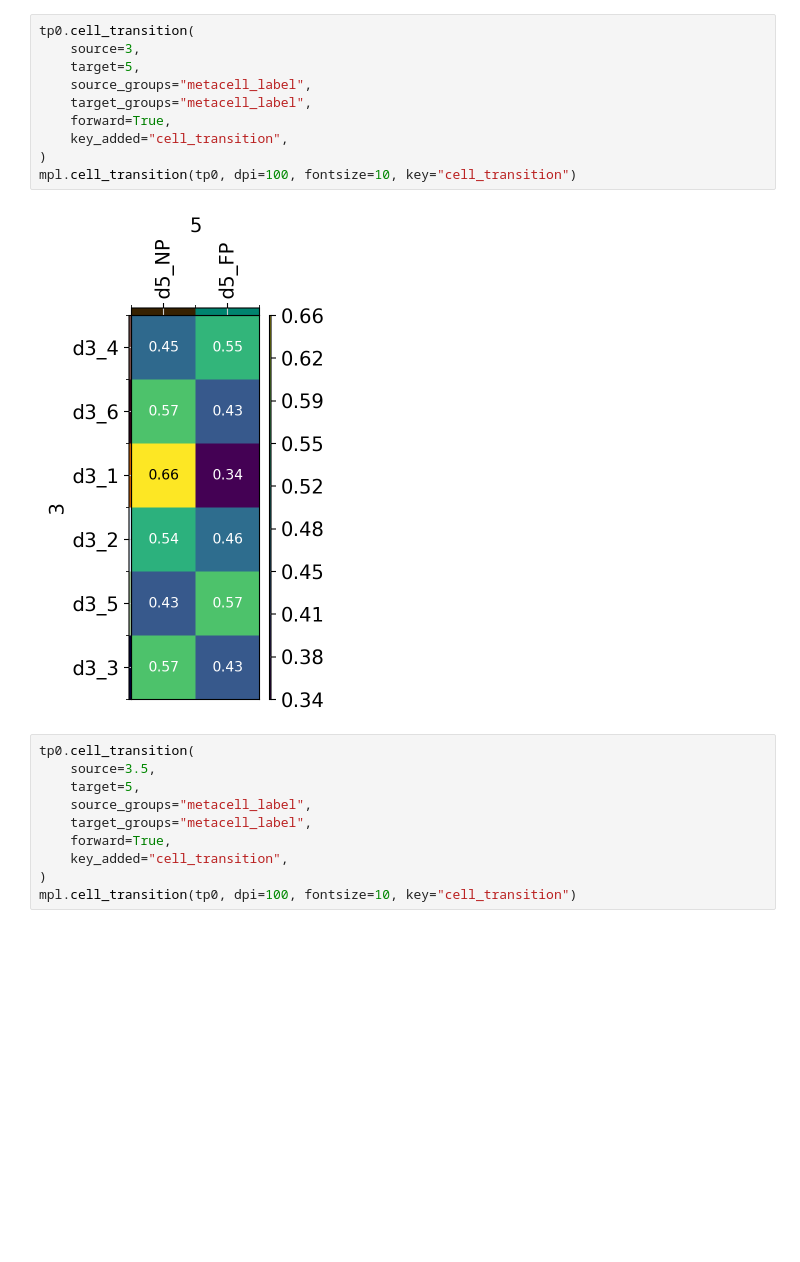
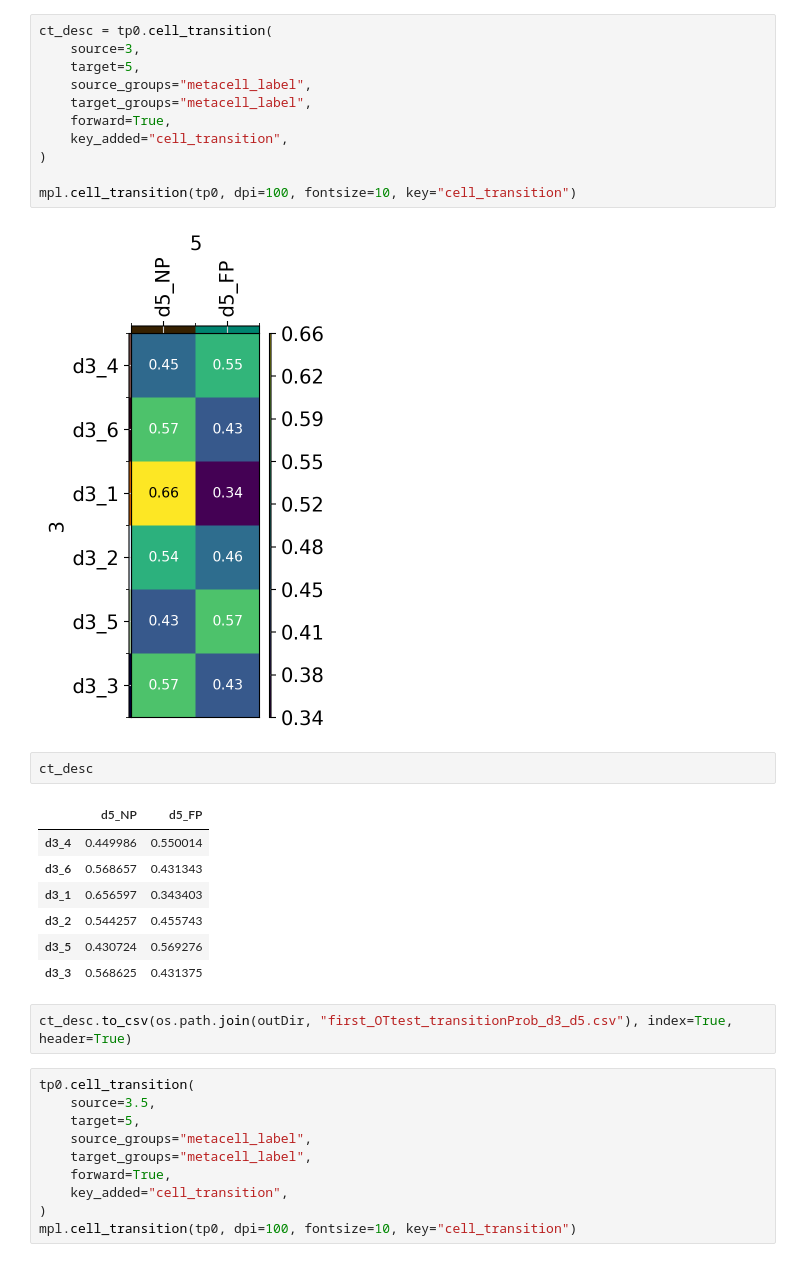
Before and after one commit to lengfei5/RA_competence, a Jupyter notebook: scripts/run_OT_moscot.ipynb, the cells around one changed output. Saved outputs shown, nothing was run; the diff lists cells and outputs as text; blank space fills up the shorter version.

```diff
--- a/scripts/run_OT_moscot.ipynb
+++ b/scripts/run_OT_moscot.ipynb
@@ -287,7 +269,7 @@ mpl.cell_transition(tp0, dpi=100, fontsize=10, key="cell_transition")
 # %% [output]
 [figure]
 # %%
-tp0.cell_transition(
+ct_desc = tp0.cell_transition(
     source=3,
     target=5,
     source_groups="metacell_label",
@@ -295,9 +277,22 @@ tp0.cell_transition(
     forward=True,
     key_added="cell_transition",
 )
+
 mpl.cell_transition(tp0, dpi=100, fontsize=10, key="cell_transition")
 # %% [output]
 [figure]
+# %%
+ct_desc
+# %% [output]
+|  | d5_NP | d5_FP |
+| d3_4 | 0.449986 | 0.550014 |
+| d3_6 | 0.568657 | 0.431343 |
+| d3_1 | 0.656597 | 0.343403 |
+| d3_2 | 0.544257 | 0.455743 |
+| d3_5 | 0.430724 | 0.569276 |
+| d3_3 | 0.568625 | 0.431375 |
+# %%
+ct_desc.to_csv(os.path.join(outDir, "first_OTtest_transitionProb_d3_d5.csv"), index=True, header=True)
 # %%
 tp0.cell_transition(
     source=3.5,
```
Also changed, not shown: parts of 8 cells of this notebook, 1 other file.
